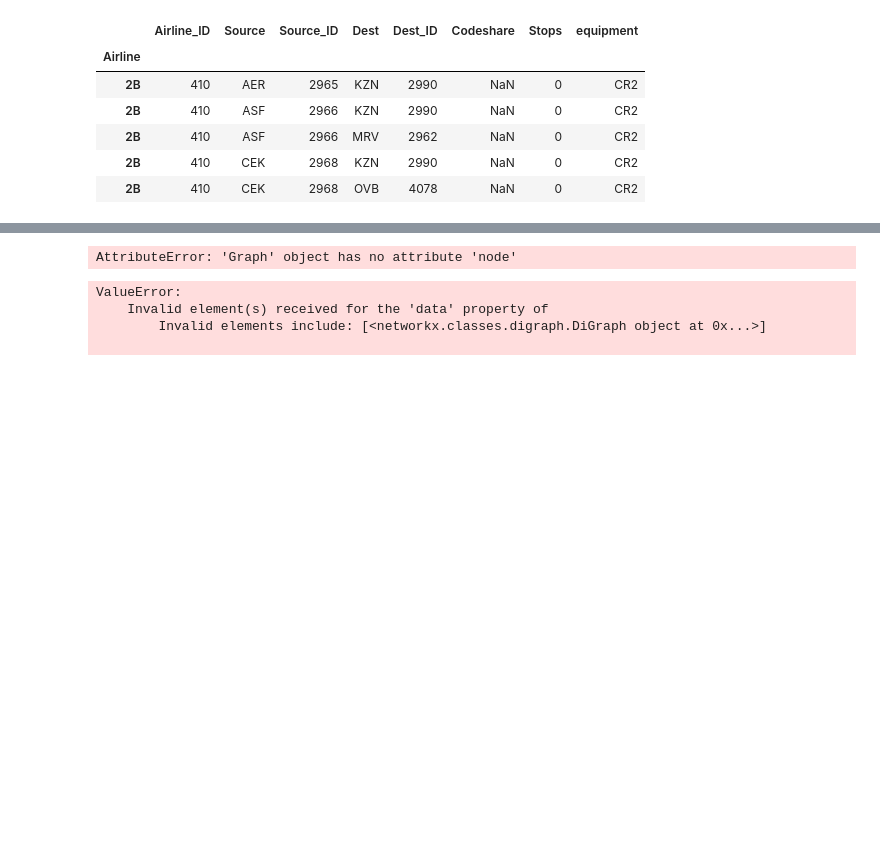
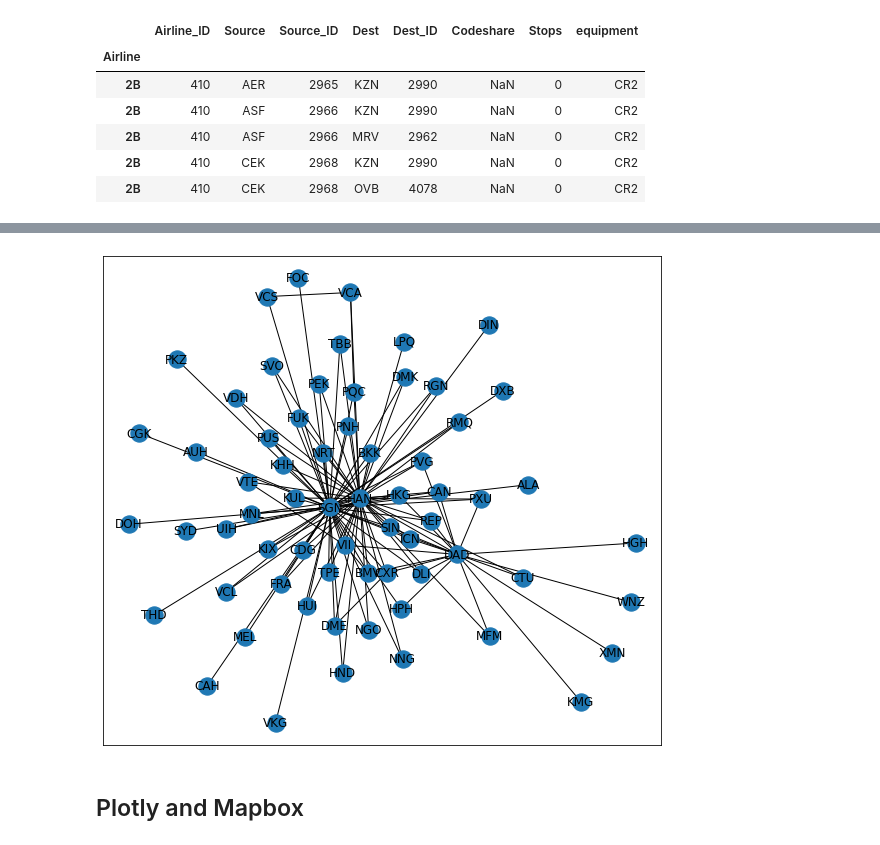
Before and after one commit to taidnguyen/airline-graph-networkx-plotly, a Jupyter notebook: main.ipynb, the cells around one changed output, grey strips where cells are left out. Drawn from its saved outputs; the diff is of its cells as text; code cells hidden in the pictures; blank space fills up the shorter version.

Commit message:
add plotly

```diff
--- a/main.ipynb
+++ b/main.ipynb
@@ -101,6 +99,15 @@ plt.show()
 # %%
-x, y = airport_vn_foreign['Long'].values, airport_vn_foreign['Lat'].values
+# Get node position dict
+x, y = node_df['Long'].values, node_df['Lat'].values
 
 pos_dict = {}
-for index, airport_code in enumerate(airport_vn_foreign['IATA']):
-    pos_dict[airport_code] = (x[index], y[index])
+for index, iata in enumerate(node_df['IATA']):
+    pos_dict[iata] = (x[index], y[index])
+
+for iata, coordinate in pos_dict.items():
+    G.nodes[iata]['pos'] = coordinate
+
+nx.draw_networkx(G)
+plt.show()
+# %% [output]
+[figure, added]
@@ -109,19 +113,0 @@ pos = nx.spring_layout(G, pos=pos_dict, k=0.5, iterations=50)
-# %%
-edge_trace = go.Scatter(
-    x=[],
-    y=[],
-    line=dict(width=0.5,color='#888'),
-    hoverinfo='none',
-    mode='lines')
-
-for edge in G.edges():
-    x0, y0 = G.node[edge[0]].map(pos)
-# %% [output]
-AttributeError: 'Graph' object has no attribute 'node'
-# %%
-fig = go.Figure(graph)
-# %% [output]
-ValueError:
-    Invalid element(s) received for the 'data' property of
-        Invalid elements include: [<networkx.classes.digraph.DiGraph object at 0x...>]
-
@@ -127,0 +120,2 @@ ValueError:
+# %% [markdown]
+## Plotly and Mapbox
```
Also changed, not shown: parts of 12 cells of this notebook.
